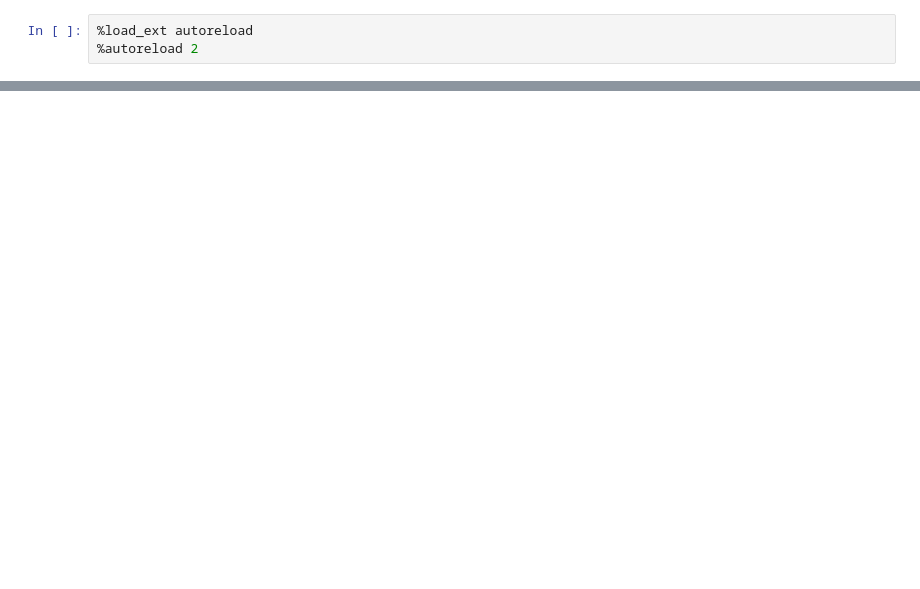
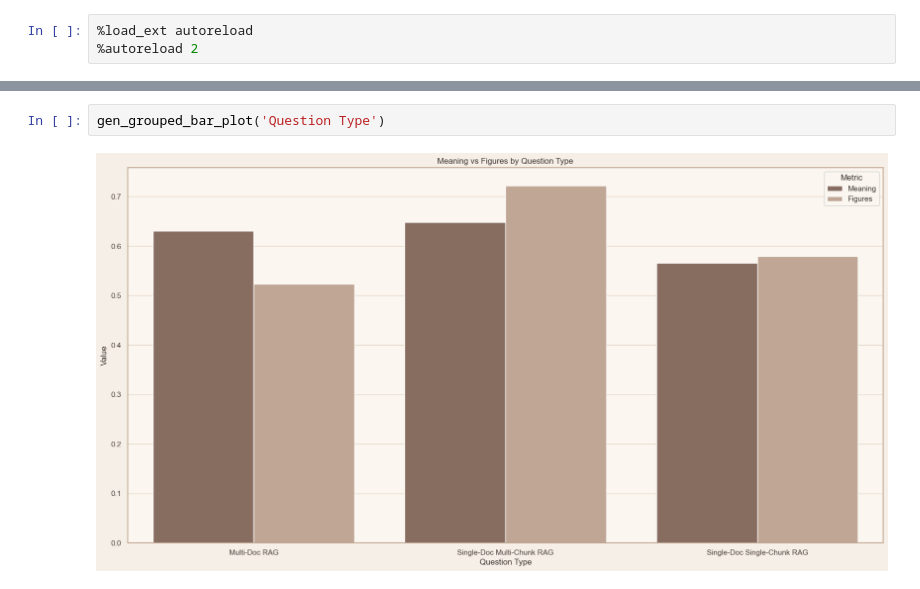
Before and after one commit to sixamsunriseee/rag-form10q, a Jupyter notebook: notebooks/system_analysis.ipynb, the cells around one changed output, grey strips where cells are left out. Cells and saved outputs as stored; diff of their text form; blank space fills up the shorter version.

```diff
--- a/notebooks/system_analysis.ipynb
+++ b/notebooks/system_analysis.ipynb
@@ -107,0 +115,4 @@ Exception raised in Job[553]: InternalServerError(upstream connect error or disc
+# %%
+gen_grouped_bar_plot('Question Type')
+# %% [output]
+[figure, added]
```
Also changed, not shown: parts of 15 cells of this notebook.
